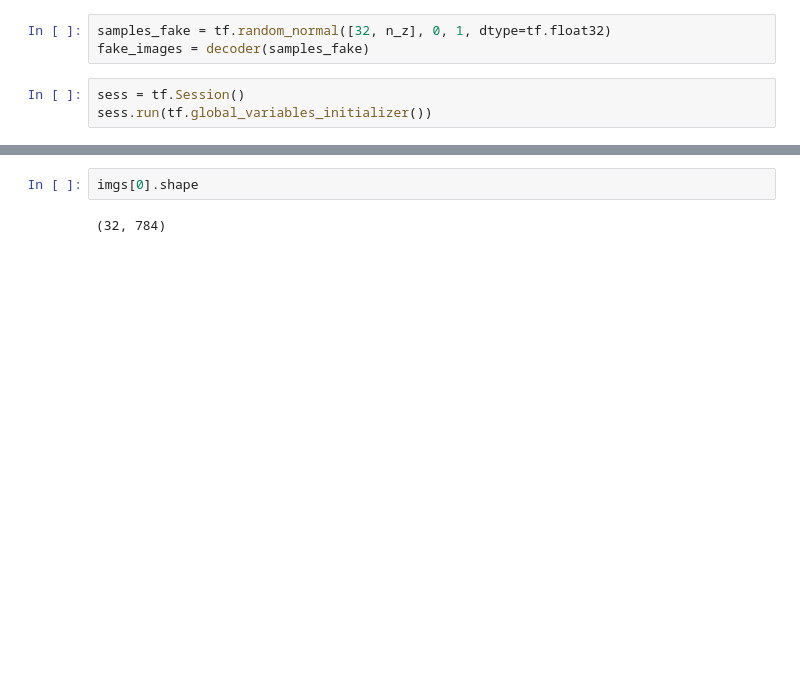
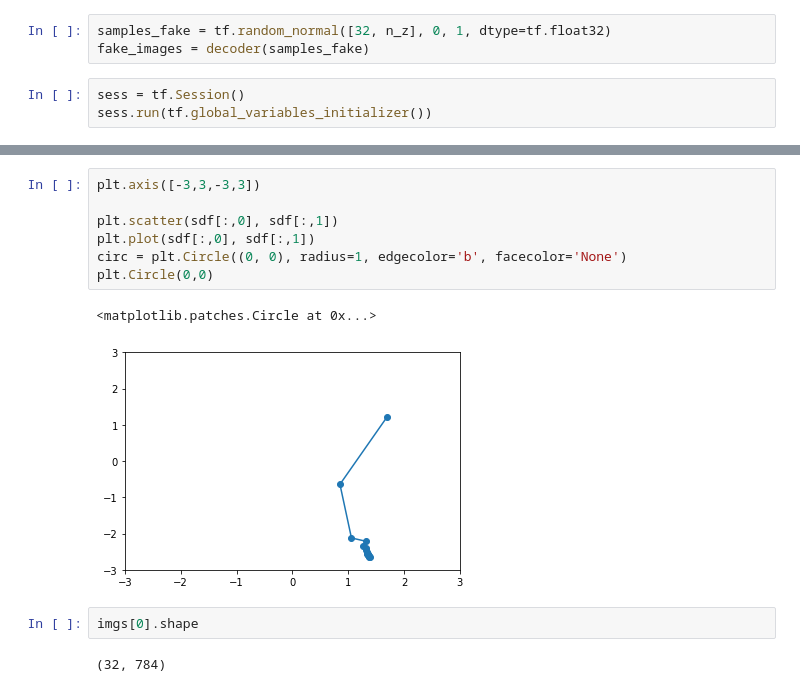
Before and after one commit to LiamConnell/topics_in_generative_modeling, a Jupyter notebook: VAE experiment.ipynb, the cells around one changed output, grey strips where cells are left out. Drawn from its saved outputs; the diff is of its cells as text; blank space fills up the shorter version.

```diff
--- a/VAE experiment.ipynb
+++ b/VAE experiment.ipynb
@@ -268,3 +299,13 @@ plot(np.array([i[0] for i in imgs]))
+# %%
+plt.axis([-3,3,-3,3])
+
+plt.scatter(sdf[:,0], sdf[:,1])
+plt.plot(sdf[:,0], sdf[:,1])
+circ = plt.Circle((0, 0), radius=1, edgecolor='b', facecolor='None')
+plt.Circle(0,0)
+# %% [output]
+<matplotlib.patches.Circle at 0x...>
+[figure, added]
 # %%
 imgs[0].shape
 # %% [output]
```
Also changed, not shown: parts of 8 cells of this notebook, 9 other files.
